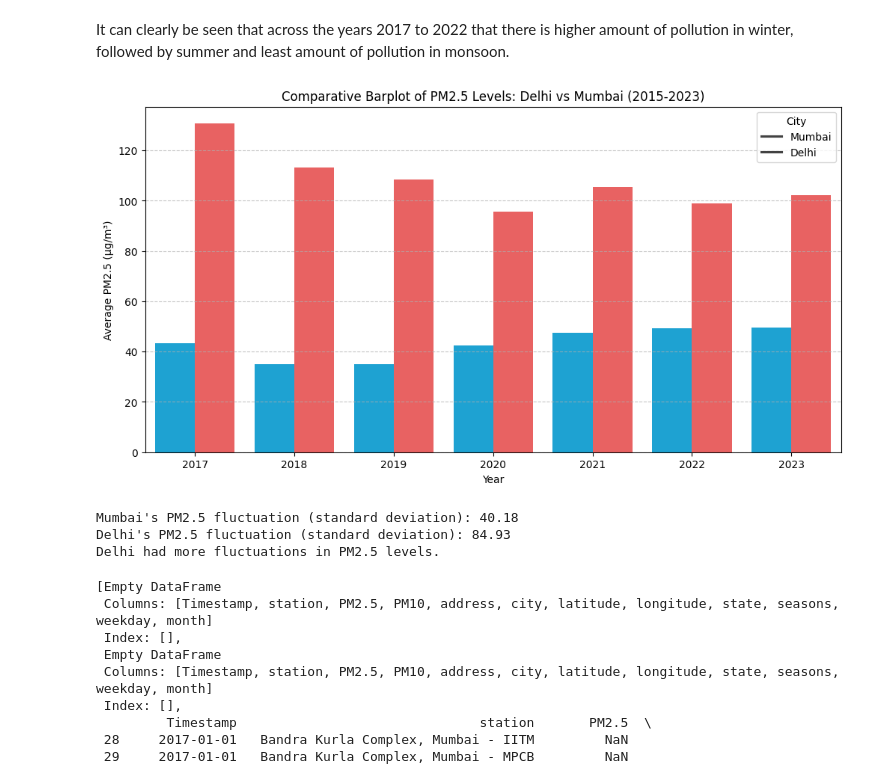
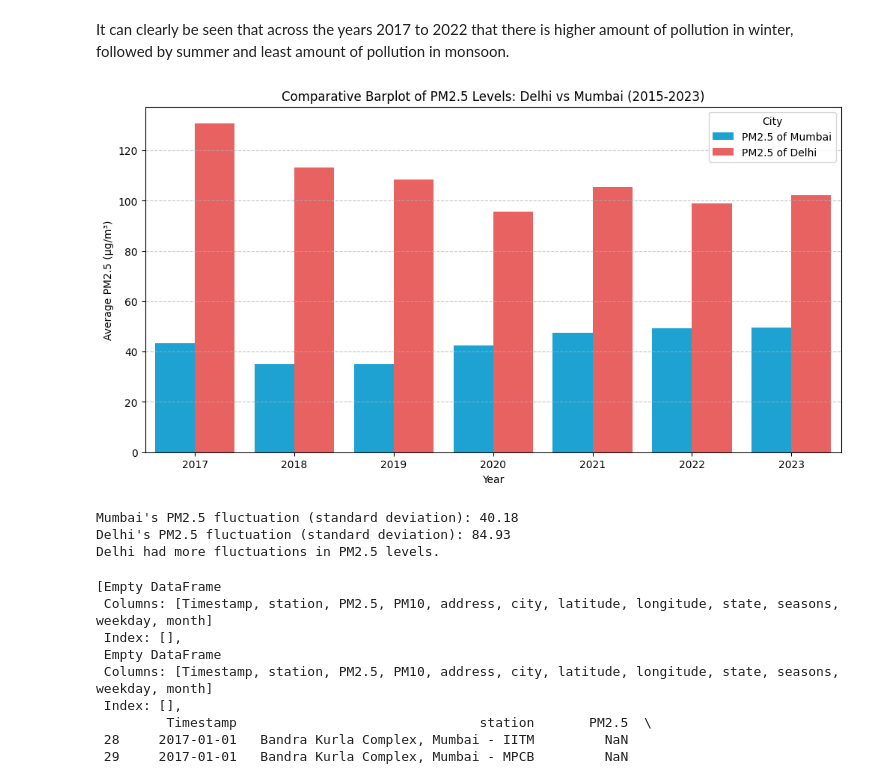
Before and after one commit to ishaank17/PSDV-Grp-ES-114-, a Jupyter notebook: Lab3/Lab3.ipynb, the cells around one changed output. Saved outputs shown, nothing was run; the diff lists cells and outputs as text; code cells hidden in the pictures.

```diff
--- a/Lab3/Lab3.ipynb
+++ b/Lab3/Lab3.ipynb
@@ -251,6 +218,7 @@ It can clearly be seen that across the years 2017 to 2022 that there is higher a
 '''3) Plot a time-series graph comparing Delhi’s PM2.5 levels with Mumbai’s from 2015 to 2023.
  Which city had more fluctuations? (Hint: Think what fluctuation means)'''
 mumbai_data = data[data['city'] == 'Mumbai']
+delhi_data = data[data['city'] == 'Delhi']
 mum_yr = []
 del_yr = []
 for i in range(2015, 2024):
@@ -261,38 +229,38 @@ mumbai_combined = pd.concat(mum_yr)
 delhi_combined = pd.concat(del_yr)
 
 mumbai_combined['Year'] = mumbai_combined['Timestamp'].dt.year
 delhi_combined['Year'] = delhi_combined['Timestamp'].dt.year
 
 mumbai_avg = mumbai_combined.groupby('Year')['PM2.5'].mean().reset_index()
 delhi_avg = delhi_combined.groupby('Year')['PM2.5'].mean().reset_index()
 
-comparison = pd.merge(mumbai_avg, delhi_avg, on='Year', suffixes=('_Mumbai', '_Delhi'))
+comparison = pd.merge(mumbai_avg, delhi_avg, on='Year', suffixes=(' of Mumbai', ' of Delhi'))
 
 plt.figure(figsize=(12, 6))
-comparison_melted = comparison.melt(id_vars='Year', value_vars=['PM2.5_Mumbai', 'PM2.5_Delhi'],
+comparison_melted = comparison.melt(id_vars='Year', value_vars=['PM2.5 of Mumbai', 'PM2.5 of Delhi'],
                                     var_name='City', value_name='PM2.5')
 
-sns.barplot(data=comparison_melted, x='Year', y='PM2.5', hue='City', palette=['#00B0F0', '#FF4B4B'])
+sns.barplot(data=comparison_melted, x='Year', y='PM2.5', hue='City', palette=['#00B0F0', '#FF4B4B'] )
 
 plt.title('Comparative Barplot of PM2.5 Levels: Delhi vs Mumbai (2015-2023)')
 plt.xlabel('Year')
 plt.ylabel('Average PM2.5 (µg/m³)')
-plt.legend(title='City', labels=['Mumbai', 'Delhi'])
+plt.legend(title='City')
 plt.grid(axis='y', linestyle='--', alpha=0.7)
 plt.show()
 
 mumbai_std = mumbai_combined['PM2.5'].std()
 delhi_std = delhi_combined['PM2.5'].std()
 
 print(f"Mumbai's PM2.5 fluctuation (standard deviation): {mumbai_std:.2f}")
 print(f"Delhi's PM2.5 fluctuation (standard deviation): {delhi_std:.2f}")
 
 if mumbai_std > delhi_std:
     print("Mumbai had more fluctuations in PM2.5 levels.")
 else:
     print("Delhi had more fluctuations in PM2.5 levels.")
 # %% [output]
-[figure, old version]
+[figure, new version]
 Mumbai's PM2.5 fluctuation (standard deviation): 40.18
 Delhi's PM2.5 fluctuation (standard deviation): 84.93
 Delhi had more fluctuations in PM2.5 levels.
```
Also changed, not shown: parts of 9 cells of this notebook.
